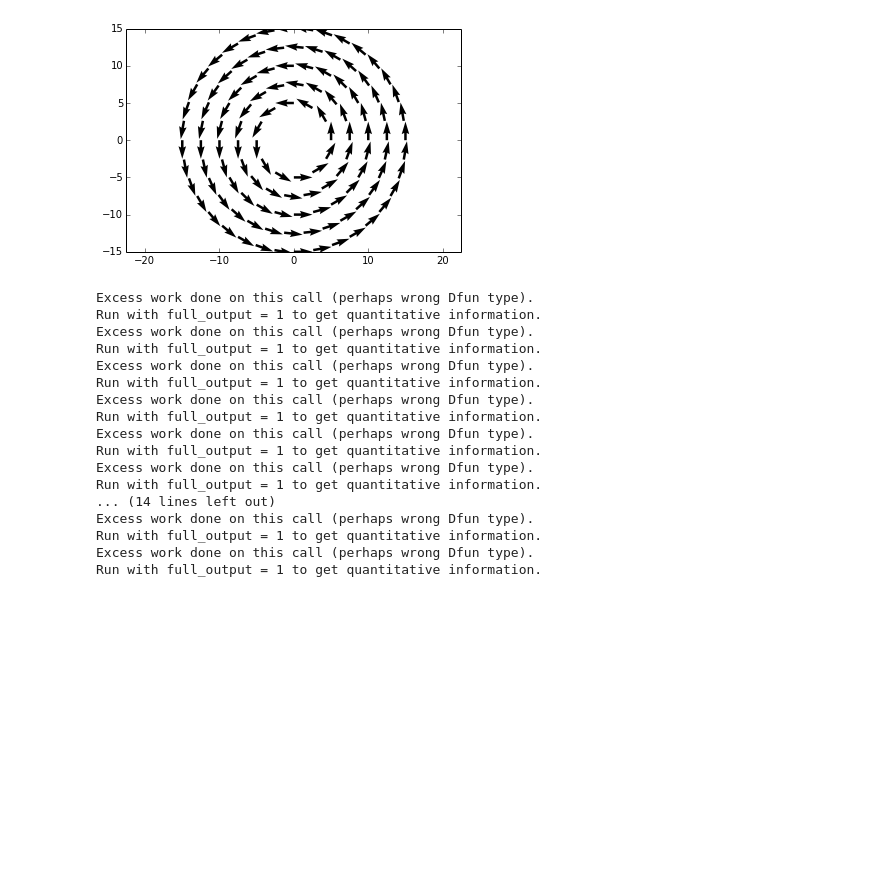
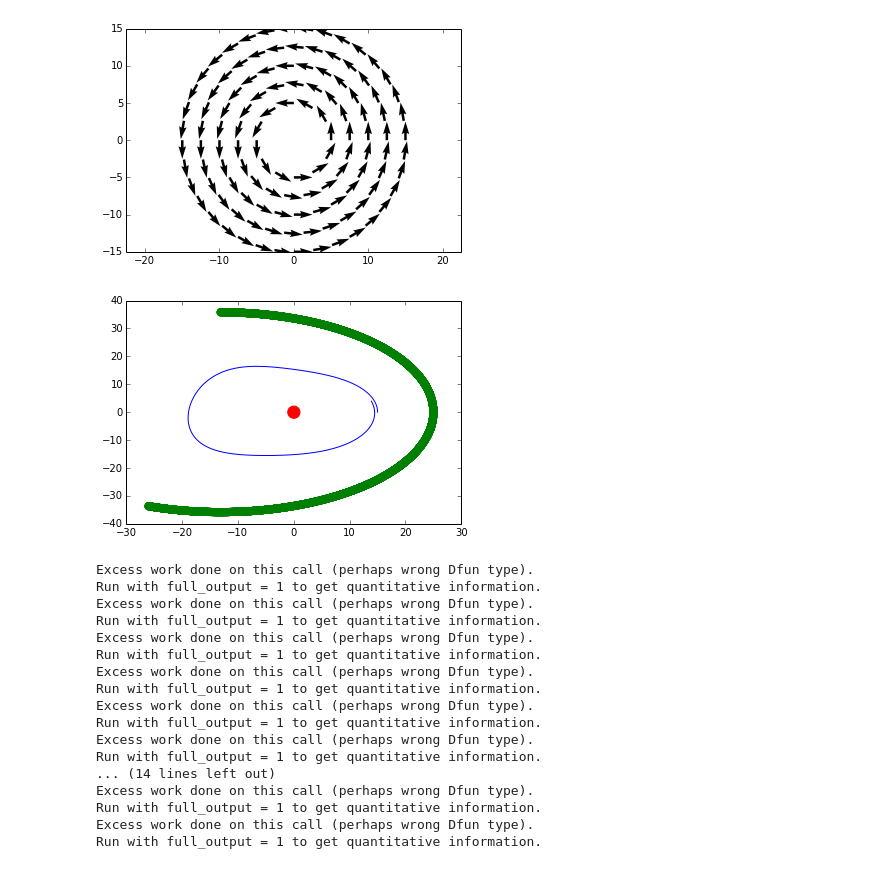
Before and after one commit to dclove202/PHYS202-S14, a Jupyter notebook: GalaxyProject/DirectEqualMass.ipynb, the cells around one changed output. Drawn from its saved outputs; the diff is of its cells as text; code cells hidden in the pictures; blank space fills up the shorter version.

```diff
--- a/GalaxyProject/DirectEqualMass.ipynb
+++ b/GalaxyProject/DirectEqualMass.ipynb
@@ -103,8 +112,7 @@ plt.show()
 # %% [output]
 [figure]
 # %%
-### Attempting to solve the grand daddy ODE
-
+#ODEINT TEST CASE
 
 #Constants
 
@@ -114,13 +122,12 @@ G = 4.499736*10**-8
 
 #Time
 
-t = np.arange(0.,15.,1.)
+t = np.arange(0.,7.,.001)
 
 #Test moment for outer right star
 #And for highest point of galactic elliptic orbit
 #Array of Initial Conditions of form:
 #[[0]px,[1]py,[2]px vel,[3]py vel,[4]Sx,[5]Sy,[6]Sx vel,[7]Sy vel]
-
 moment = [15.,0.,0.,17.32,-13.140, 35.805, 15.361, -1.08701216176e-05]
 
 #Function To pass into odeint
@@ -139,33 +146,40 @@ def disruption(moment,t):
     R = np.sqrt(Rx**2 + Ry**2)
     #Rho
     rhox = Rx - rxx
     rhoy = Ry - ryy
     rho = np.sqrt(rhox**2+rhoy**2)
 
     g[2] = -G*((M*rxx/(r**3))-(S*rhox/(rho**3))+(S*Rx/(R**3)))
     g[3] = -G*((M*ryy/(r**3))-(S*rhoy/(rho**3))+(S*Ry/(R**3)))
     g[4] = moment[6]
     g[5] = moment[7]
     g[6] = -G*(M+S)*Rx/R**3
     g[7] = -G*(M+S)*Ry/R**3
     return g
 
 
 
 #Passing Disruption function to odeint
 
 rr = odeint(disruption,moment,t)
 
 #Setting Variables
 
 ppx = rr[:,0]
 ppy = rr[:,1]
 ppvx = rr[:,2]
 ppvy = rr[:,3]
 Sx = rr[:,4]
 Sy = rr[:,5]
 Svx = rr[:,6]
 Svy = rr[:,7]
+
+plt.scatter(Sx,Sy,s=50,color='green')
+plt.scatter(0,0, s=150, color='red')
+plt.plot(ppx,ppy, color='blue')
+plt.show()
+# %% [output]
+[figure, added]
 # %%
 def disruption(moment,t):
         g = np.zeros(8)
```
Also changed, not shown: parts of 13 cells of this notebook, 2 other files.
